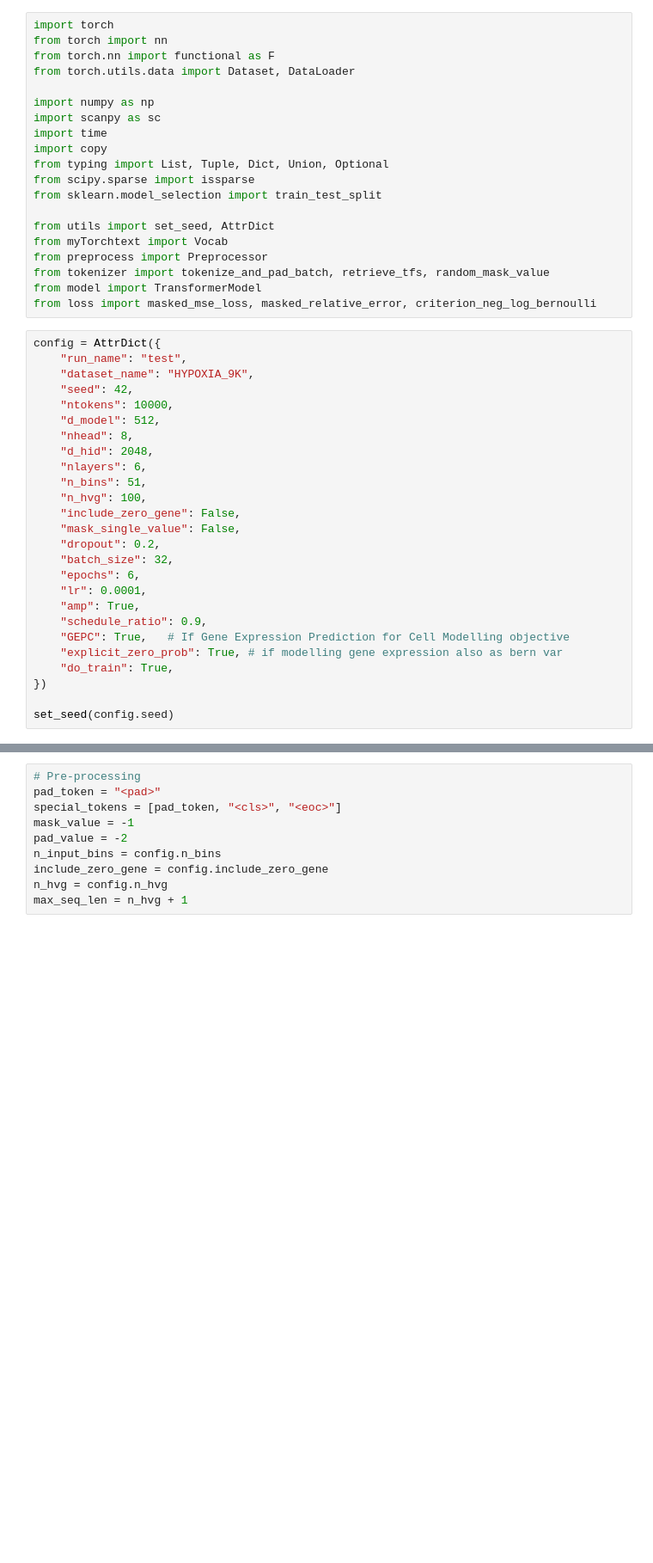
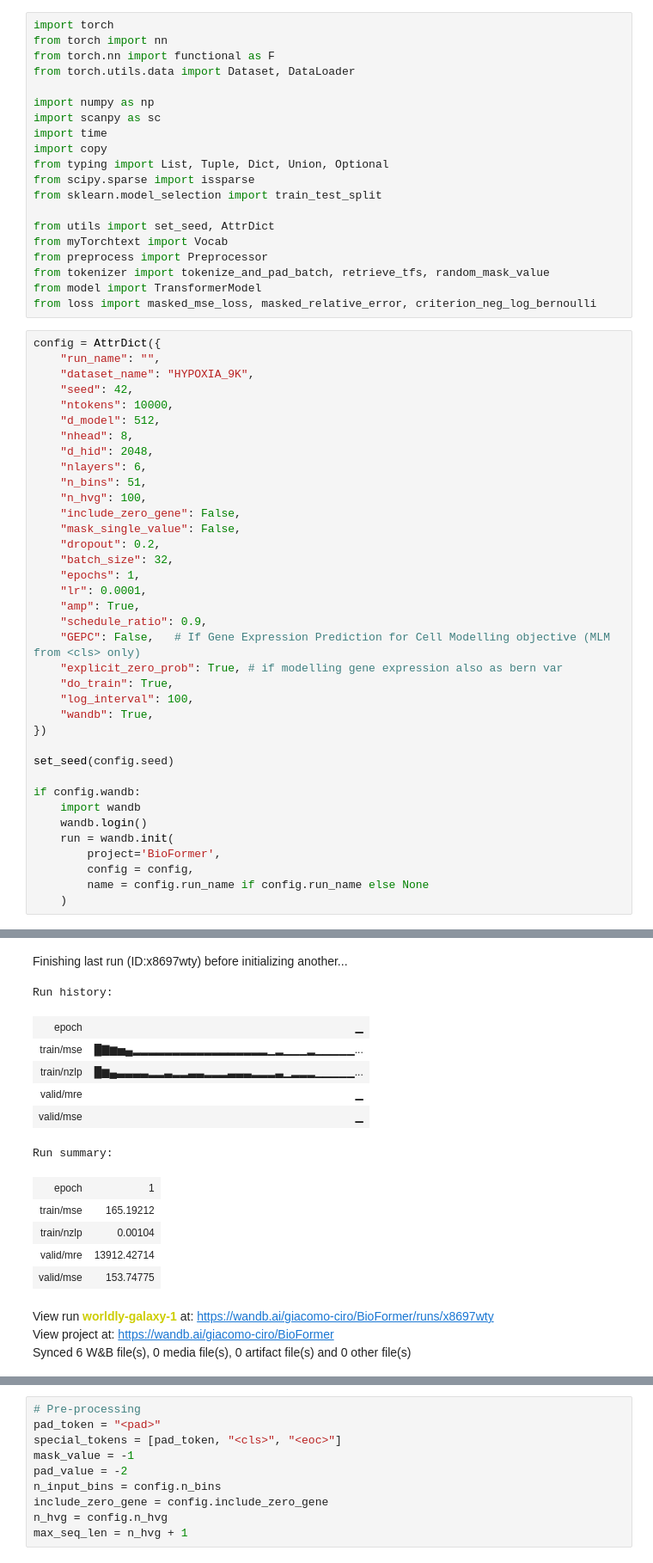
Before and after one commit to giacomo-ciro/240316_bio-llms, a Jupyter notebook: main.ipynb, the cells around one changed output, grey strips where cells are left out. Shown at 86% size. Drawn from its saved outputs; the diff is of its cells as text; blank space fills up the shorter version.

Commit message:
up and running, first training went good

```diff
--- a/main.ipynb
+++ b/main.ipynb
@@ -68,7 +20,7 @@ from model import TransformerModel
 from loss import masked_mse_loss, masked_relative_error, criterion_neg_log_bernoulli
 # %%
 config = AttrDict({
-    "run_name": "test",
+    "run_name": "",
     "dataset_name": "HYPOXIA_9K",
     "seed": 42,
     "ntokens": 10000,
@@ -82,13 +34,25 @@ config = AttrDict({
     "mask_single_value": False,
     "dropout": 0.2,
     "batch_size": 32,
-    "epochs": 6,
+    "epochs": 1,
     "lr": 0.0001,
     "amp": True,
     "schedule_ratio": 0.9,
-    "GEPC": True,   # If Gene Expression Prediction for Cell Modelling objective
+    "GEPC": False,   # If Gene Expression Prediction for Cell Modelling objective (MLM from <cls> only)
     "explicit_zero_prob": True, # if modelling gene expression also as bern var
     "do_train": True,
+    "log_interval": 100,
+    "wandb": True,
 })
 
 set_seed(config.seed)
+
+if config.wandb:
+    import wandb
+    wandb.login()
+    run = wandb.init(
+        project='BioFormer',
+        config = config,
+        name = config.run_name if config.run_name else None
+    )
+# %% [output]
@@ -94,0 +60,16 @@ set_seed(config.seed)
+Finishing last run (ID:x8697wty) before initializing another...
+Run history:
+| epoch | ▁ |
+| train/mse | █▇▆▅▄▂▂▂▂▂▂▂▂▂▂▂▂▂▂▂▂▂▁▂▁▁▁▂▁▁▁▁▁... |
+| train/nzlp | █▆▄▃▃▃▃▂▂▃▂▂▃▃▂▂▂▃▃▃▂▂▂▃▁▂▂▂▁▁▁▁▁... |
+| valid/mre | ▁ |
+| valid/mse | ▁ |
+Run summary:
+| epoch | 1 |
+| train/mse | 165.19212 |
+| train/nzlp | 0.00104 |
+| valid/mre | 13912.42714 |
+| valid/mse | 153.74775 |
+View run worldly-galaxy-1 at: https://wandb.ai/giacomo-ciro/BioFormer/runs/x8697wty
+View project at: https://wandb.ai/giacomo-ciro/BioFormer
+Synced 6 W&B file(s), 0 media file(s), 0 artifact file(s) and 0 other file(s)
```
Also changed, not shown: parts of 9 cells of this notebook, 19 other files.
